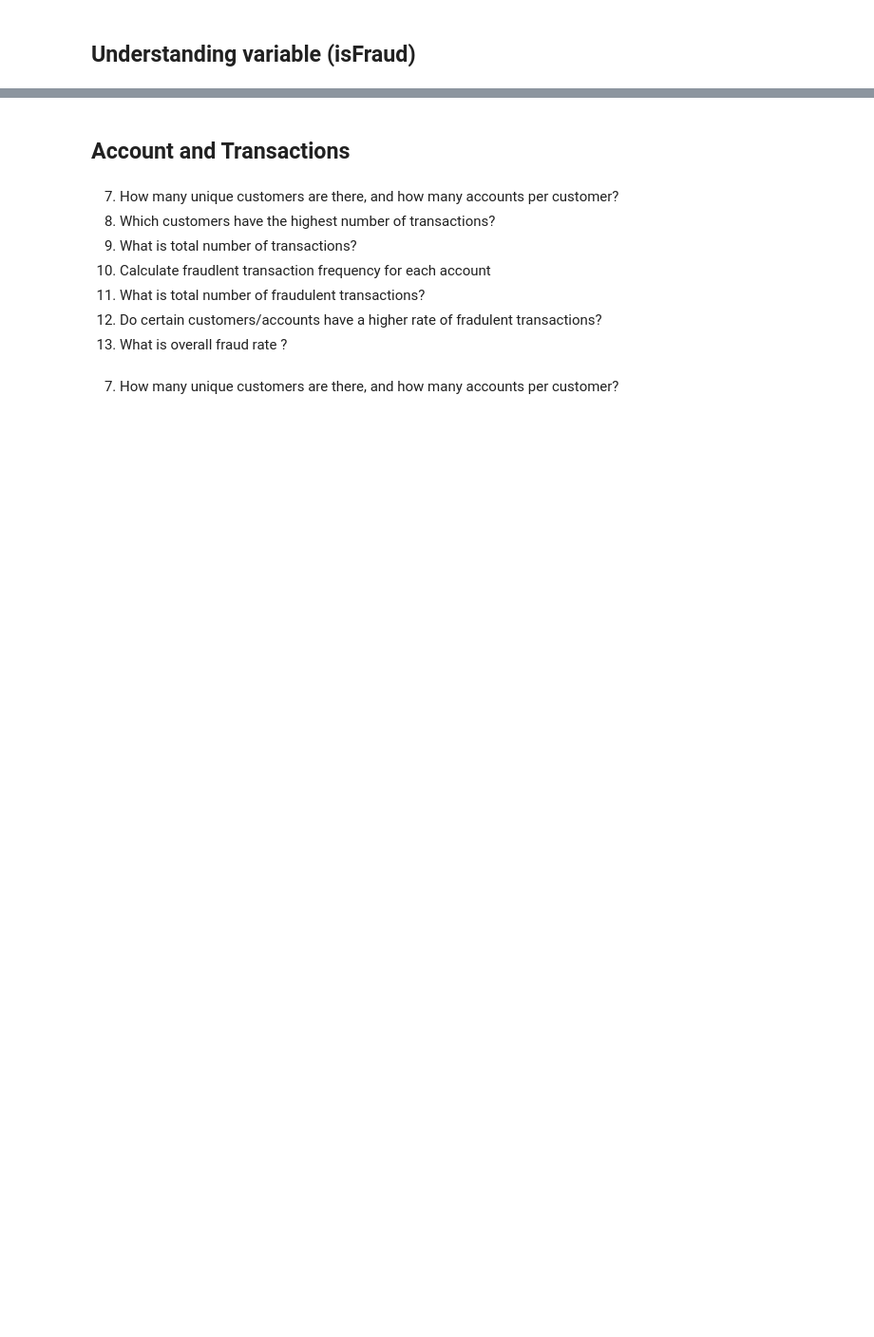
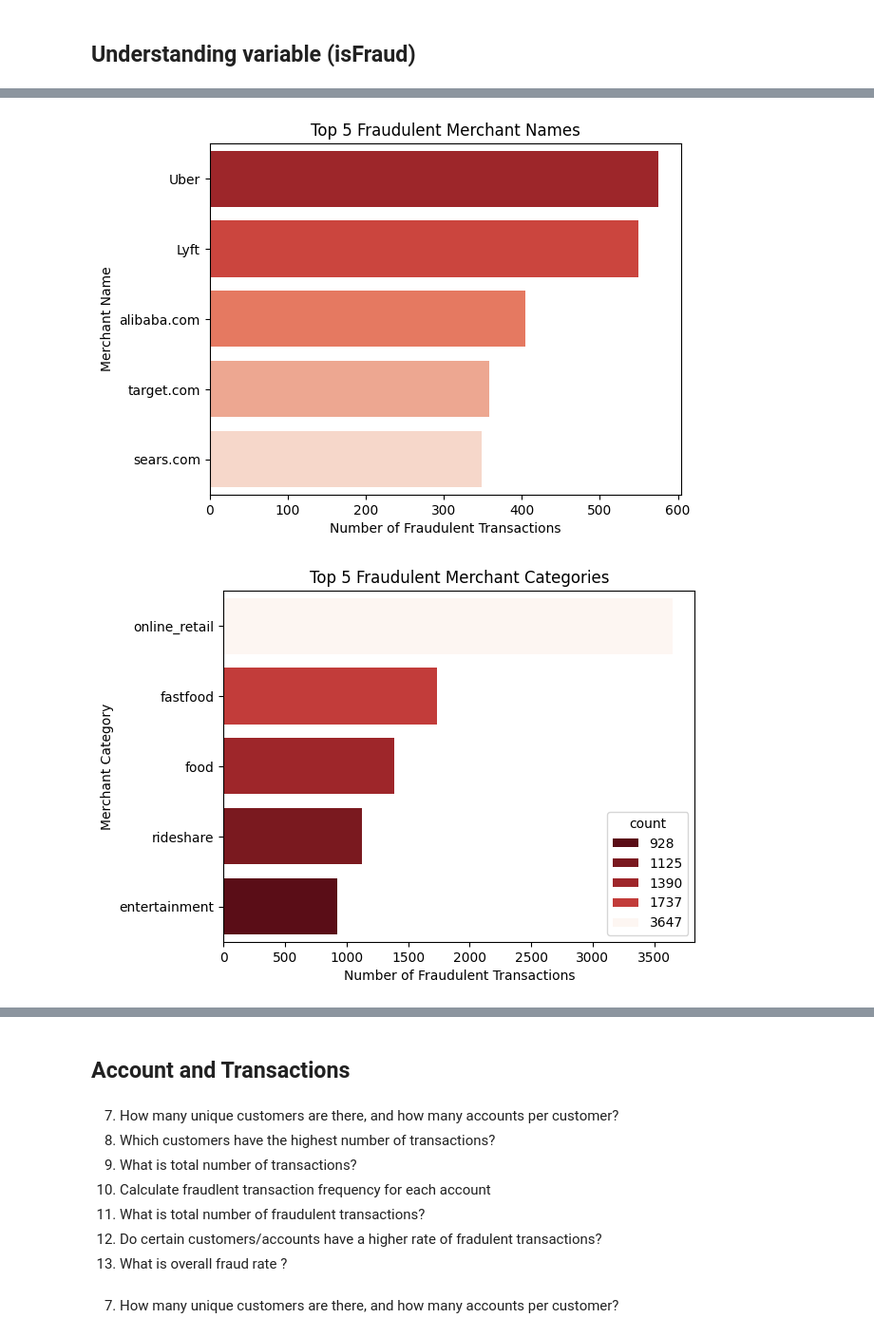
Before and after one commit to AsmitaOjha/Internship_ExtensoData_Work, a Jupyter notebook: Projects/Task_3_EDA/notebook/EDA_Questions.ipynb, the cells around one changed output, grey strips where cells are left out. Shown at 95% size. Drawn from its saved outputs; the diff is of its cells as text; code cells hidden in the pictures; blank space fills up the shorter version.

```diff
--- a/Projects/Task_3_EDA/notebook/EDA_Questions.ipynb
+++ b/Projects/Task_3_EDA/notebook/EDA_Questions.ipynb
@@ -99,0 +248,10 @@ print(percentage_of_fraud)
+# %%
+fraud_df = df1[df1['isFraud']==True]
+
+#Most common merchant names in frauds
+top_merchants_by_fraud = fraud_df['merchantName'].value_counts().head()
+
+top_merchantsCategories_by_fraud = fraud_df['merchantCategoryCode'].value_counts().head()
+
+print("Top merchants in fraudulent transactions:\n", top_merchants_by_fraud)
+print("Top merchant categories in fraudulent transactions: \n", top_merchantsCategories_by_fraud)
@@ -99,0 +275,20 @@ print(percentage_of_fraud)
+# %%
+import seaborn as sns
+import matplotlib.pyplot as plt
+
+# Top 5 fraudulent merchants
+sns.barplot(x=top_merchants_by_fraud.values, y=top_merchants_by_fraud.index, hue=top_merchants_by_fraud.index,palette='Reds_r')
+plt.title("Top 5 Fraudulent Merchant Names")
+plt.xlabel("Number of Fraudulent Transactions")
+plt.ylabel("Merchant Name")
+plt.show()
+
+# Top 5 fraudulent merchant categories
+sns.barplot(x=top_merchantsCategories_by_fraud.values, y=top_merchantsCategories_by_fraud.index, hue=top_merchantsCategories_by_fraud, palette='Reds_r')
+plt.title("Top 5 Fraudulent Merchant Categories")
+plt.xlabel("Number of Fraudulent Transactions")
+plt.ylabel("Merchant Category")
+plt.show()
+# %% [output]
+[figure, added]
+[figure, added]
```
Also changed, not shown: parts of 57 cells of this notebook, 1 other file.
